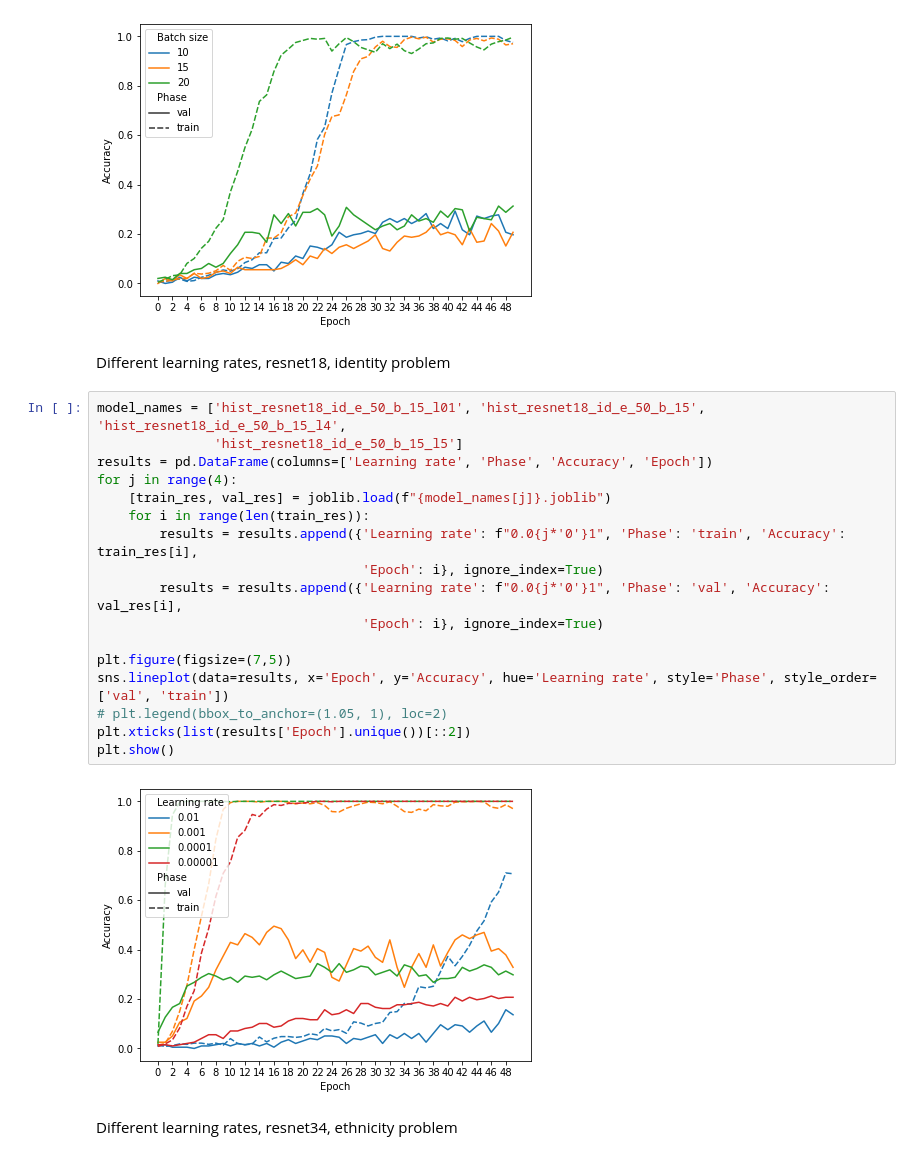
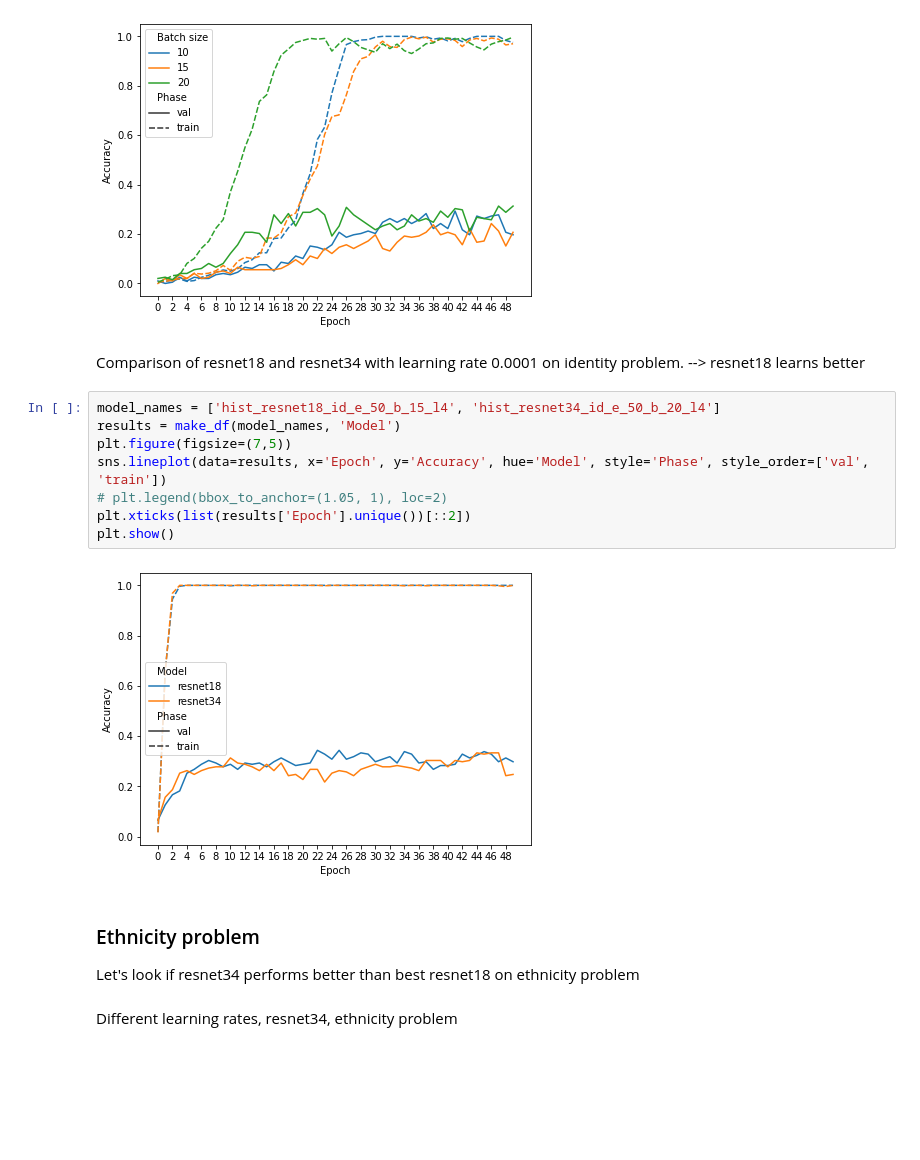
Before and after one commit to zrimseku/SB-assignment3, a Jupyter notebook: plots.ipynb, the cells around one changed output. Drawn from its saved outputs; the diff is of its cells as text; blank space fills up the shorter version.

```diff
--- a/plots.ipynb
+++ b/plots.ipynb
@@ -92,27 +238,23 @@ plt.xticks(list(results['Epoch'].unique())[::2])
 plt.show()
 # %% [output]
 [figure]
-# %% [markdown]
-Different learning rates, resnet18, identity problem
+# %% [markdown]
+Comparison of resnet18 and resnet34 with learning rate 0.0001 on identity problem.
+--> resnet18 learns better
 # %%
-model_names = ['hist_resnet18_id_e_50_b_15_l01', 'hist_resnet18_id_e_50_b_15', 'hist_resnet18_id_e_50_b_15_l4',
-               'hist_resnet18_id_e_50_b_15_l5']
-results = pd.DataFrame(columns=['Learning rate', 'Phase', 'Accuracy', 'Epoch'])
-for j in range(4):
-    [train_res, val_res] = joblib.load(f"{model_names[j]}.joblib")
-    for i in range(len(train_res)):
-        results = results.append({'Learning rate': f"0.0{j*'0'}1", 'Phase': 'train', 'Accuracy': train_res[i],
-                                  'Epoch': i}, ignore_index=True)
-        results = results.append({'Learning rate': f"0.0{j*'0'}1", 'Phase': 'val', 'Accuracy': val_res[i],
-                                  'Epoch': i}, ignore_index=True)
-
+model_names = ['hist_resnet18_id_e_50_b_15_l4', 'hist_resnet34_id_e_50_b_20_l4']
+results = make_df(model_names, 'Model')
 plt.figure(figsize=(7,5))
-sns.lineplot(data=results, x='Epoch', y='Accuracy', hue='Learning rate', style='Phase', style_order=['val', 'train'])
+sns.lineplot(data=results, x='Epoch', y='Accuracy', hue='Model', style='Phase', style_order=['val', 'train'])
 # plt.legend(bbox_to_anchor=(1.05, 1), loc=2)
 plt.xticks(list(results['Epoch'].unique())[::2])
 plt.show()
 # %% [output]
-[figure, old version]
+[figure, new version]
+# %% [markdown]
+### Ethnicity problem
+
+Let's look if resnet34 performs better than best resnet18 on ethnicity problem
 # %% [markdown]
 Different learning rates, resnet34, ethnicity problem
 # %%
```
Also changed, not shown: parts of 50 cells of this notebook, 6 other files.
